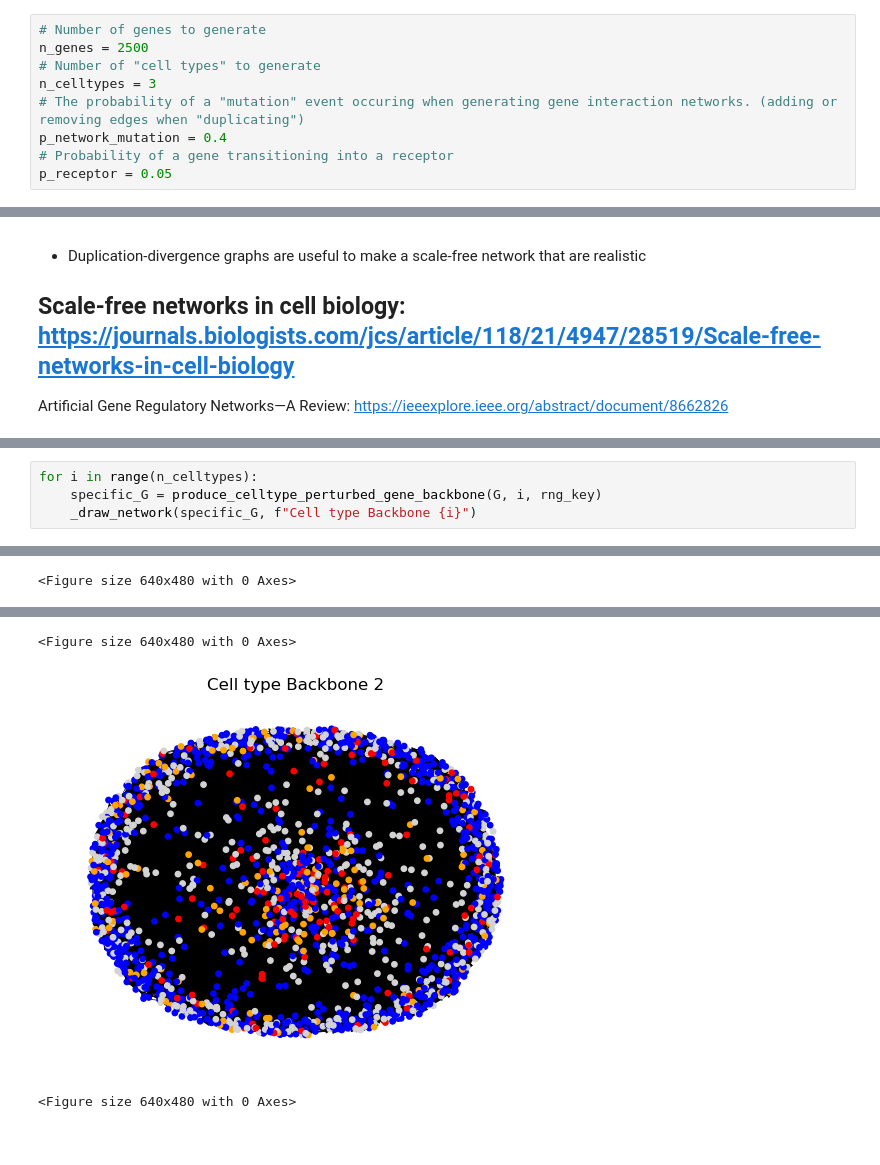
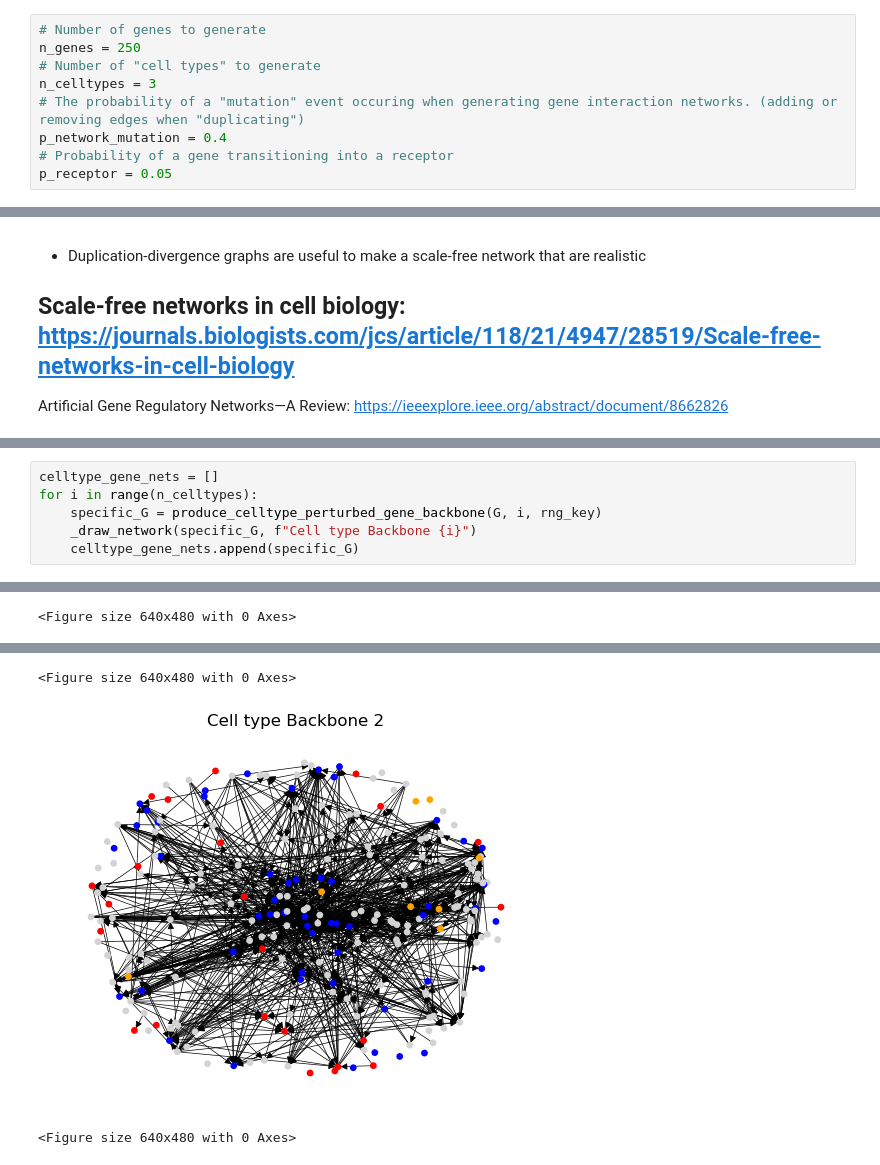
Before and after one commit to austinv11/scheme, a Jupyter notebook: notebooks/test_gene_network_gen.ipynb, the cells around one changed output, grey strips where cells are left out. Cells and saved outputs as stored; diff of their text form.

```diff
--- a/notebooks/test_gene_network_gen.ipynb
+++ b/notebooks/test_gene_network_gen.ipynb
@@ -20,7 +28,7 @@ rng_key = StatefulPRNGKey(seed)
 WARNING:jax._src.lib.xla_bridge:No GPU/TPU found, falling back to CPU. (Set TF_CPP_MIN_LOG_LEVEL=0 and rerun for more info.)
 # %%
 # Number of genes to generate
-n_genes = 2500
+n_genes = 250
 # Number of "cell types" to generate
 n_celltypes = 3
 # The probability of a "mutation" event occuring when generating gene interaction networks. (adding or removing edges when "duplicating")
@@ -103,6 +111,8 @@ _draw_network(G, "Cell-specific modules", colors={
 <Figure size 640x480 with 0 Axes>
 # %%
+celltype_gene_nets = []
 for i in range(n_celltypes):
     specific_G = produce_celltype_perturbed_gene_backbone(G, i, rng_key)
     _draw_network(specific_G, f"Cell type Backbone {i}")
+    celltype_gene_nets.append(specific_G)
 # %% [output]
@@ -112,3 +122,3 @@ for i in range(n_celltypes):
 <Figure size 640x480 with 0 Axes>
-[figure, old version]
+[figure, new version]
 <Figure size 640x480 with 0 Axes>
```
Also changed, not shown: parts of 7 cells of this notebook, 6 other files.
